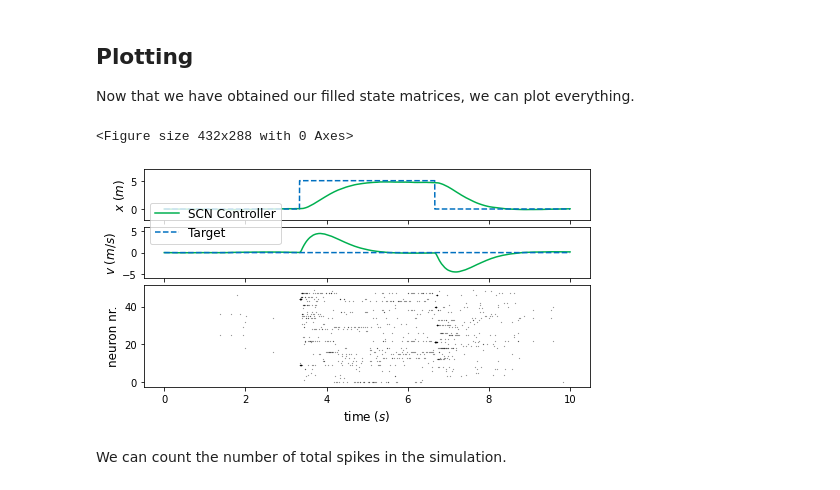
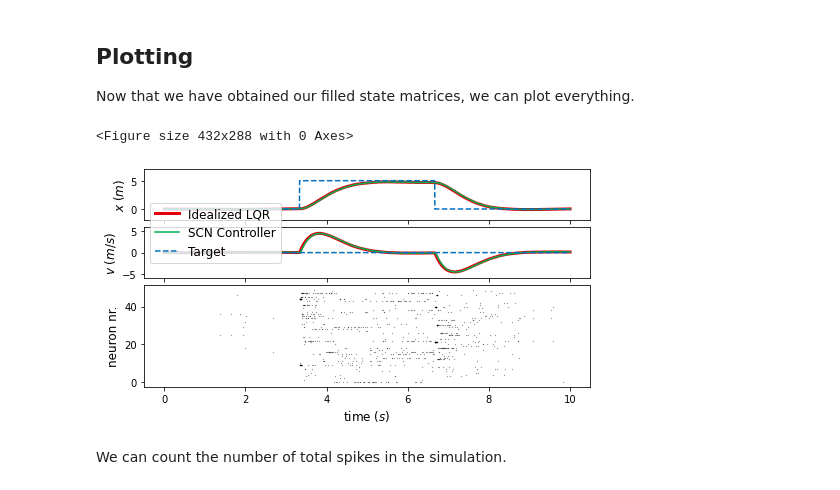
Before and after one commit to FSSlijkhuis/SCN_estimation_and_control, a Jupyter notebook: fig 6-leakage comparison.ipynb, the cells around one changed output. Drawn from its saved outputs; the diff is of its cells as text; code cells hidden in the pictures.

```diff
--- a/fig 6-leakage comparison.ipynb
+++ b/fig 6-leakage comparison.ipynb
@@ -124,34 +124,38 @@ fig.set_figwidth(8)
 legend_fontsize=12
 
 legend=[]
+axs[0].plot(np.arange(0,time+dt,dt),X_ideal[0],color='#E3000B',linewidth=3)
+legend.append("Idealized LQR")
 axs[0].plot(np.arange(0,time+dt,dt),X_SCN[0],color='#00B050')
 legend.append("SCN Controller")
 axs[0].plot(np.arange(0,time+dt,dt),x_des[0],linestyle='dashed',c="#0070C0")
 legend.append("Target")
 
 legend=[]
+axs[1].plot(np.arange(0,time+dt,dt),X_ideal[1],color='#E3000B',linewidth=3)
+legend.append("Idealized LQR")
 axs[1].plot(np.arange(0,time+dt,dt),X_SCN[1],color='#00B050')
 legend.append("SCN Controller")
 axs[1].plot(np.arange(0,time+dt,dt),x_des[1],linestyle='dashed',c="#0070C0")
 legend.append("Target")
 axs[1].legend(legend,fontsize=legend_fontsize,loc='upper left',bbox_to_anchor=(0,1.6))
 
 axs[0].set_ylabel('$x$ $(m)$',fontsize = 12)
 axs[1].set_ylabel('$v$ $(m/s)$',fontsize = 12)
 
 axs[0].set_ylim([-2,7])
 axs[1].set_ylim([-6,6])
 
 #We use a scatterplot for the spike trains:
 axs[2].scatter(np.nonzero(s)[1]/1000,np.nonzero(s)[0],marker=".",s=0.1,color='black')
 axs[2].set_xlabel('time ($s$)',fontsize = 12)
 axs[2].set_ylabel('neuron nr.',fontsize = 12)
 
 plt.savefig('./img/fig6.png', facecolor='white', transparent=False, dpi=300, bbox_inches='tight')
 plt.show()
 # %% [output]
 <Figure size 432x288 with 0 Axes>
-[figure, old version]
+[figure, new version]
 # %% [markdown]
 We can count the number of total spikes in the simulation.
 # %%
```
Also changed, not shown: 1 other file.
